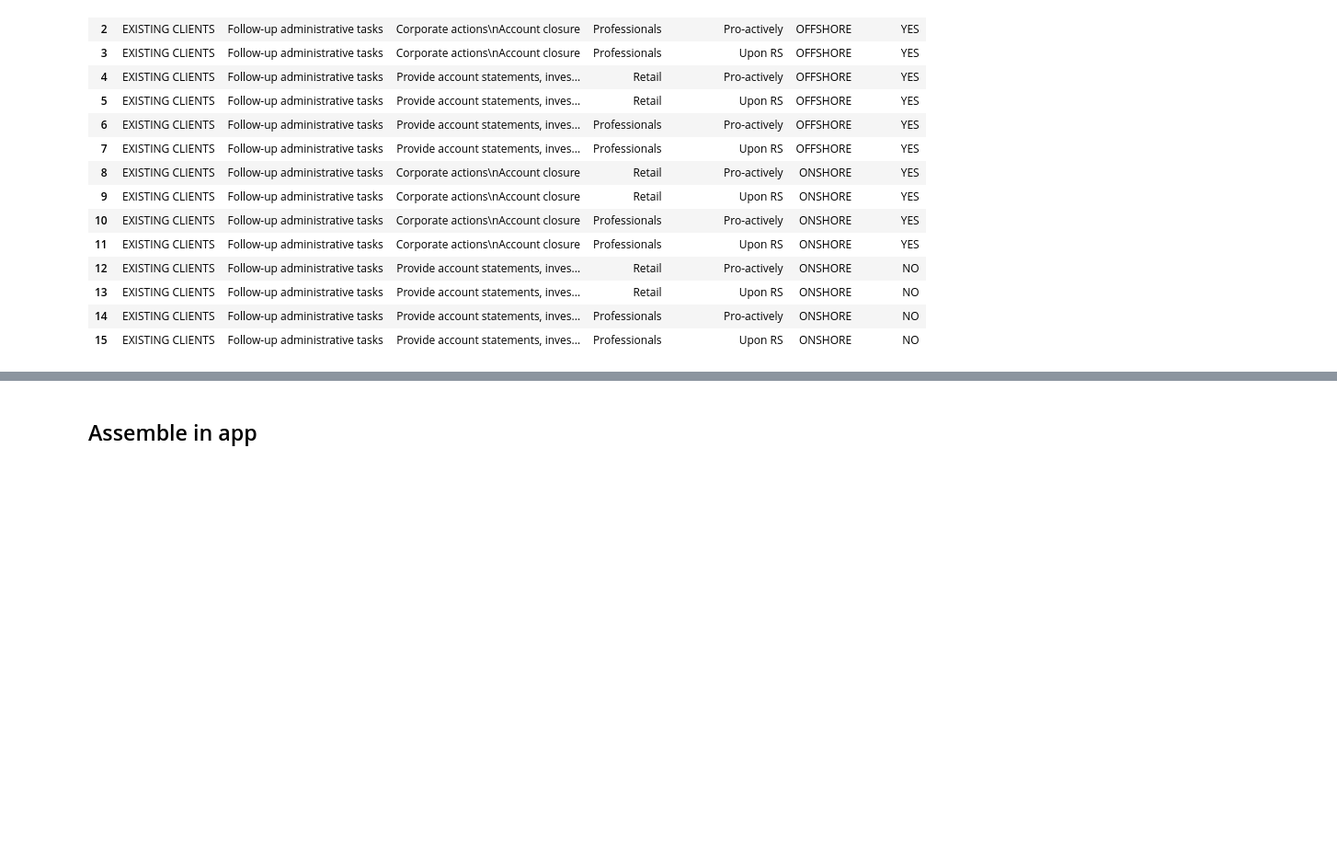
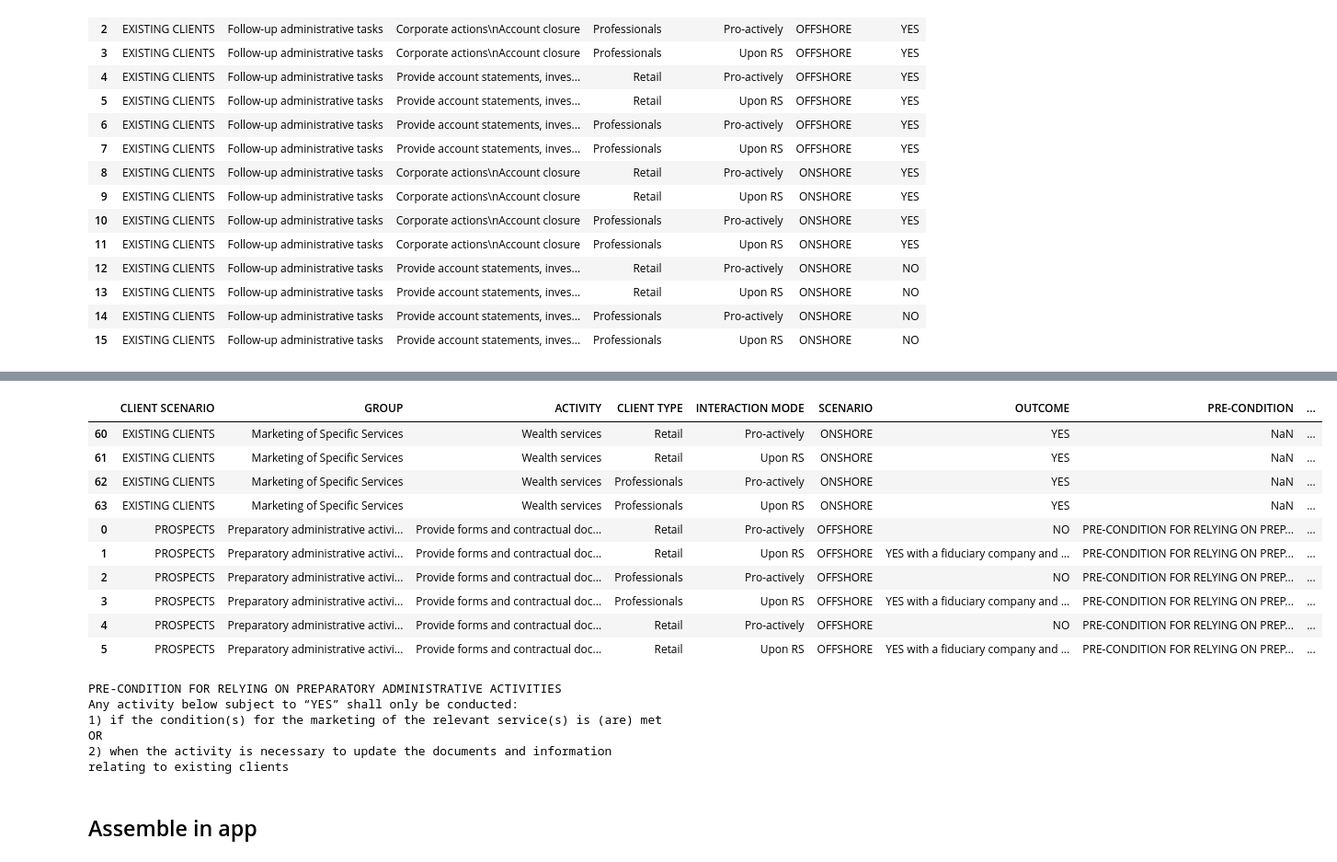
Before and after one commit to milanjelisavcic/totalconverter, a Jupyter notebook: notebooks/sandbox.ipynb, the cells around one changed output, grey strips where cells are left out. Shown at 92% size. Saved outputs shown, nothing was run; the diff lists cells and outputs as text; code cells hidden in the pictures; blank space fills up the shorter version.

```diff
--- a/notebooks/sandbox.ipynb
+++ b/notebooks/sandbox.ipynb
@@ -227,0 +204,3 @@ read_docx_tables_v2(doc.tables[1:]).head()
+# %%
+final_df = read_docx_tables_v2(doc.tables[1:])
+final_df.info()
@@ -228,2 +225,24 @@ read_docx_tables_v2(doc.tables[1:]).head()
+# %%
+final_df.iloc[220:230]
+# %% [output]
+|  | CLIENT SCENARIO | GROUP | ACTIVITY | CLIENT TYPE | INTERACTION MODE | SCENARIO | OUTCOME | PRE-CONDITION | ... |
+| 60 | EXISTING CLIENTS | Marketing of Specific Services | Wealth services | Retail | Pro-actively | ONSHORE | YES | NaN | ... |
+| 61 | EXISTING CLIENTS | Marketing of Specific Services | Wealth services | Retail | Upon RS | ONSHORE | YES | NaN | ... |
+| 62 | EXISTING CLIENTS | Marketing of Specific Services | Wealth services | Professionals | Pro-actively | ONSHORE | YES | NaN | ... |
+| 63 | EXISTING CLIENTS | Marketing of Specific Services | Wealth services | Professionals | Upon RS | ONSHORE | YES | NaN | ... |
+| 0 | PROSPECTS | Preparatory administrative activi... | Provide forms and contractual doc... | Retail | Pro-actively | OFFSHORE | NO | PRE-CONDITION FOR RELYING ON PREP... | ... |
+| 1 | PROSPECTS | Preparatory administrative activi... | Provide forms and contractual doc... | Retail | Upon RS | OFFSHORE | YES with a fiduciary company and ... | PRE-CONDITION FOR RELYING ON PREP... | ... |
+| 2 | PROSPECTS | Preparatory administrative activi... | Provide forms and contractual doc... | Professionals | Pro-actively | OFFSHORE | NO | PRE-CONDITION FOR RELYING ON PREP... | ... |
+| 3 | PROSPECTS | Preparatory administrative activi... | Provide forms and contractual doc... | Professionals | Upon RS | OFFSHORE | YES with a fiduciary company and ... | PRE-CONDITION FOR RELYING ON PREP... | ... |
+| 4 | PROSPECTS | Preparatory administrative activi... | Provide forms and contractual doc... | Retail | Pro-actively | OFFSHORE | NO | PRE-CONDITION FOR RELYING ON PREP... | ... |
+| 5 | PROSPECTS | Preparatory administrative activi... | Provide forms and contractual doc... | Retail | Upon RS | OFFSHORE | YES with a fiduciary company and ... | PRE-CONDITION FOR RELYING ON PREP... | ... |
+# %%
+# Value saved in 'PRE-CONDITION' column
+print(final_df[~final_df['PRE-CONDITION'].isna()].iloc[0]['PRE-CONDITION'])
+# %% [output]
+PRE-CONDITION FOR RELYING ON PREPARATORY ADMINISTRATIVE ACTIVITIES
+Any activity below subject to “YES” shall only be conducted:
+1) if the condition(s) for the marketing of the relevant service(s) is (are) met OR
+2) when the activity is necessary to update the documents and information relating to existing clients
 # %% [markdown]
 ## Assemble in app
```
Also changed, not shown: parts of 7 cells of this notebook.
